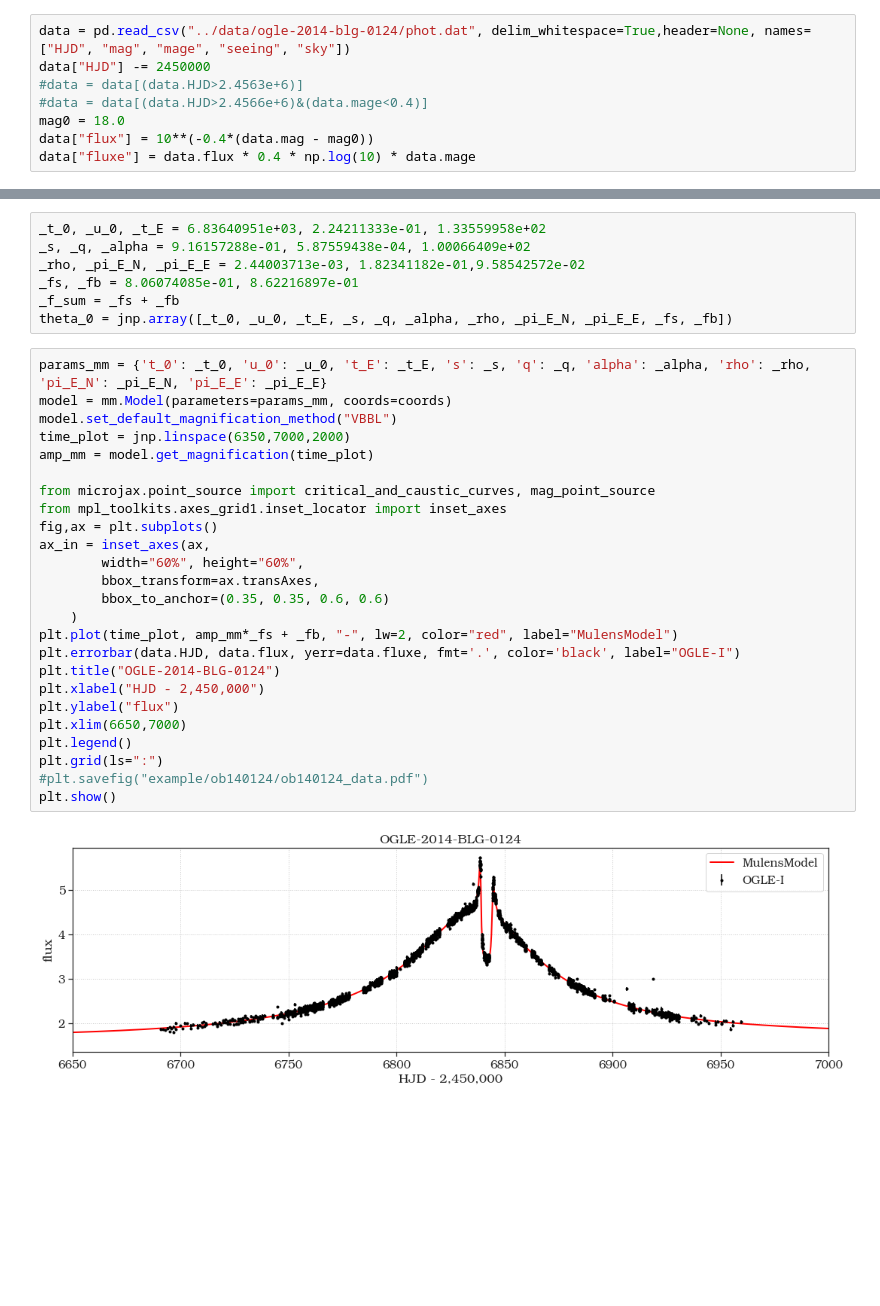
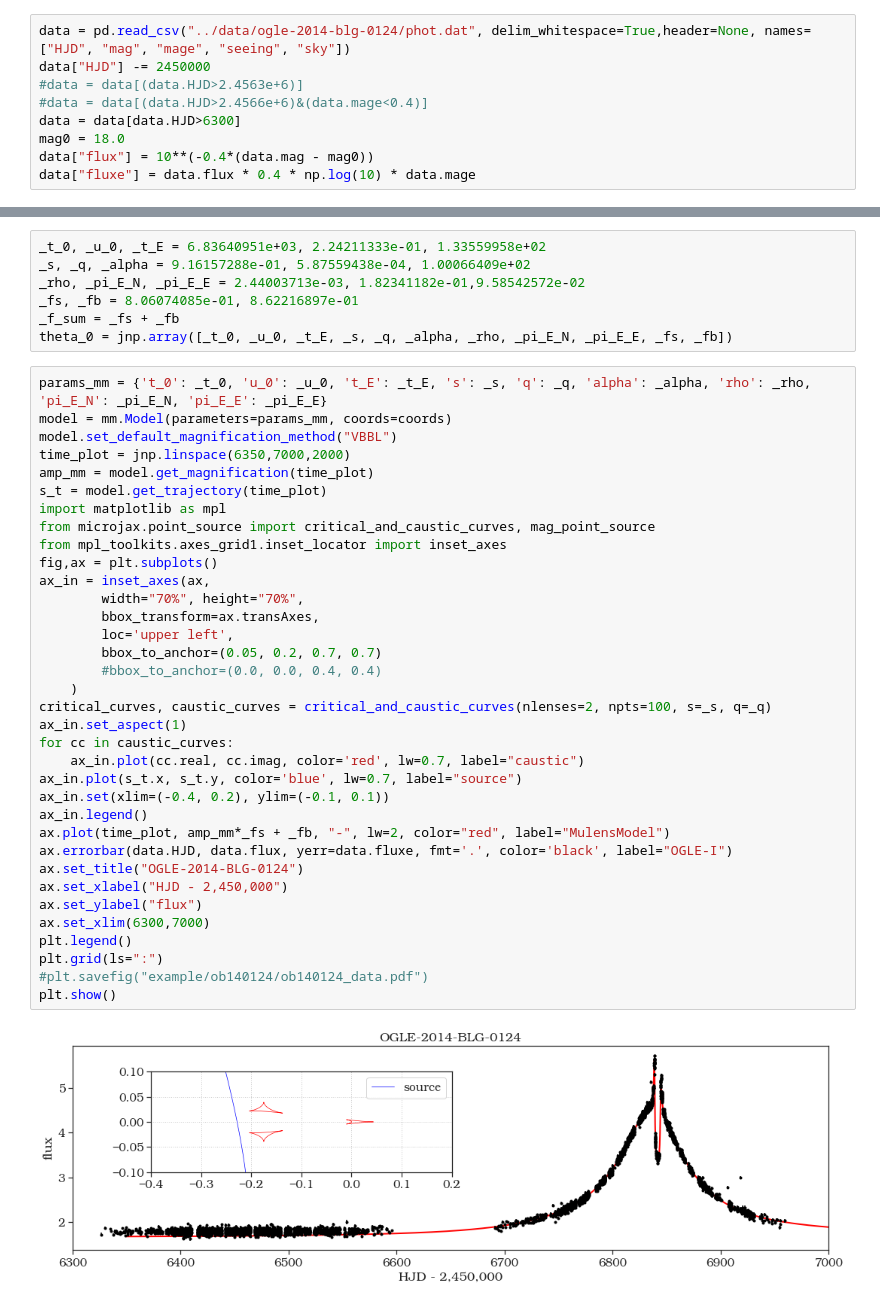
Before and after one commit to ShotaMiyazaki94/microjax, a Jupyter notebook: example/ob140124/glance.ipynb, the cells around one changed output, grey strips where cells are left out. Drawn from its saved outputs; the diff is of its cells as text; blank space fills up the shorter version.

```diff
--- a/example/ob140124/glance.ipynb
+++ b/example/ob140124/glance.ipynb
@@ -22,6 +22,7 @@ data = pd.read_csv("../data/ogle-2014-blg-0124/phot.dat", delim_whitespace=True,
 data["HJD"] -= 2450000
 #data = data[(data.HJD>2.4563e+6)]
 #data = data[(data.HJD>2.4566e+6)&(data.mage<0.4)]
+data = data[data.HJD>6300]
 mag0 = 18.0
 data["flux"] = 10**(-0.4*(data.mag - mag0))
 data["fluxe"] = data.flux * 0.4 * np.log(10) * data.mage
@@ -42,29 +43,39 @@ theta_0 = jnp.array([_t_0, _u_0, _t_E, _s, _q, _alpha, _rho, _pi_E_N, _pi_E_E, _
 # %%
 params_mm = {'t_0': _t_0, 'u_0': _u_0, 't_E': _t_E, 's': _s, 'q': _q, 'alpha': _alpha, 'rho': _rho, 'pi_E_N': _pi_E_N, 'pi_E_E': _pi_E_E}
 model = mm.Model(parameters=params_mm, coords=coords)
 model.set_default_magnification_method("VBBL")
 time_plot = jnp.linspace(6350,7000,2000)
 amp_mm = model.get_magnification(time_plot)
-
+s_t = model.get_trajectory(time_plot)
+import matplotlib as mpl
 from microjax.point_source import critical_and_caustic_curves, mag_point_source
 from mpl_toolkits.axes_grid1.inset_locator import inset_axes
 fig,ax = plt.subplots()
 ax_in = inset_axes(ax,
-        width="60%", height="60%",
+        width="70%", height="70%",
         bbox_transform=ax.transAxes,
-        bbox_to_anchor=(0.35, 0.35, 0.6, 0.6)
+        loc='upper left',
+        bbox_to_anchor=(0.05, 0.2, 0.7, 0.7)
+        #bbox_to_anchor=(0.0, 0.0, 0.4, 0.4)
     )
-plt.plot(time_plot, amp_mm*_fs + _fb, "-", lw=2, color="red", label="MulensModel")
-plt.errorbar(data.HJD, data.flux, yerr=data.fluxe, fmt='.', color='black', label="OGLE-I")
-plt.title("OGLE-2014-BLG-0124")
-plt.xlabel("HJD - 2,450,000")
-plt.ylabel("flux")
-plt.xlim(6650,7000)
+critical_curves, caustic_curves = critical_and_caustic_curves(nlenses=2, npts=100, s=_s, q=_q)
+ax_in.set_aspect(1)
+for cc in caustic_curves:
+    ax_in.plot(cc.real, cc.imag, color='red', lw=0.7, label="caustic")
+ax_in.plot(s_t.x, s_t.y, color='blue', lw=0.7, label="source")
+ax_in.set(xlim=(-0.4, 0.2), ylim=(-0.1, 0.1))
+ax_in.legend()
+ax.plot(time_plot, amp_mm*_fs + _fb, "-", lw=2, color="red", label="MulensModel")
+ax.errorbar(data.HJD, data.flux, yerr=data.fluxe, fmt='.', color='black', label="OGLE-I")
+ax.set_title("OGLE-2014-BLG-0124")
+ax.set_xlabel("HJD - 2,450,000")
+ax.set_ylabel("flux")
+ax.set_xlim(6300,7000)
 plt.legend()
 plt.grid(ls=":")
 #plt.savefig("example/ob140124/ob140124_data.pdf")
 plt.show()
 # %% [output]
-[figure, old version]
+[figure, new version]
 # %%
 print(len(data))
```
Also changed, not shown: parts of 2 cells of this notebook.
